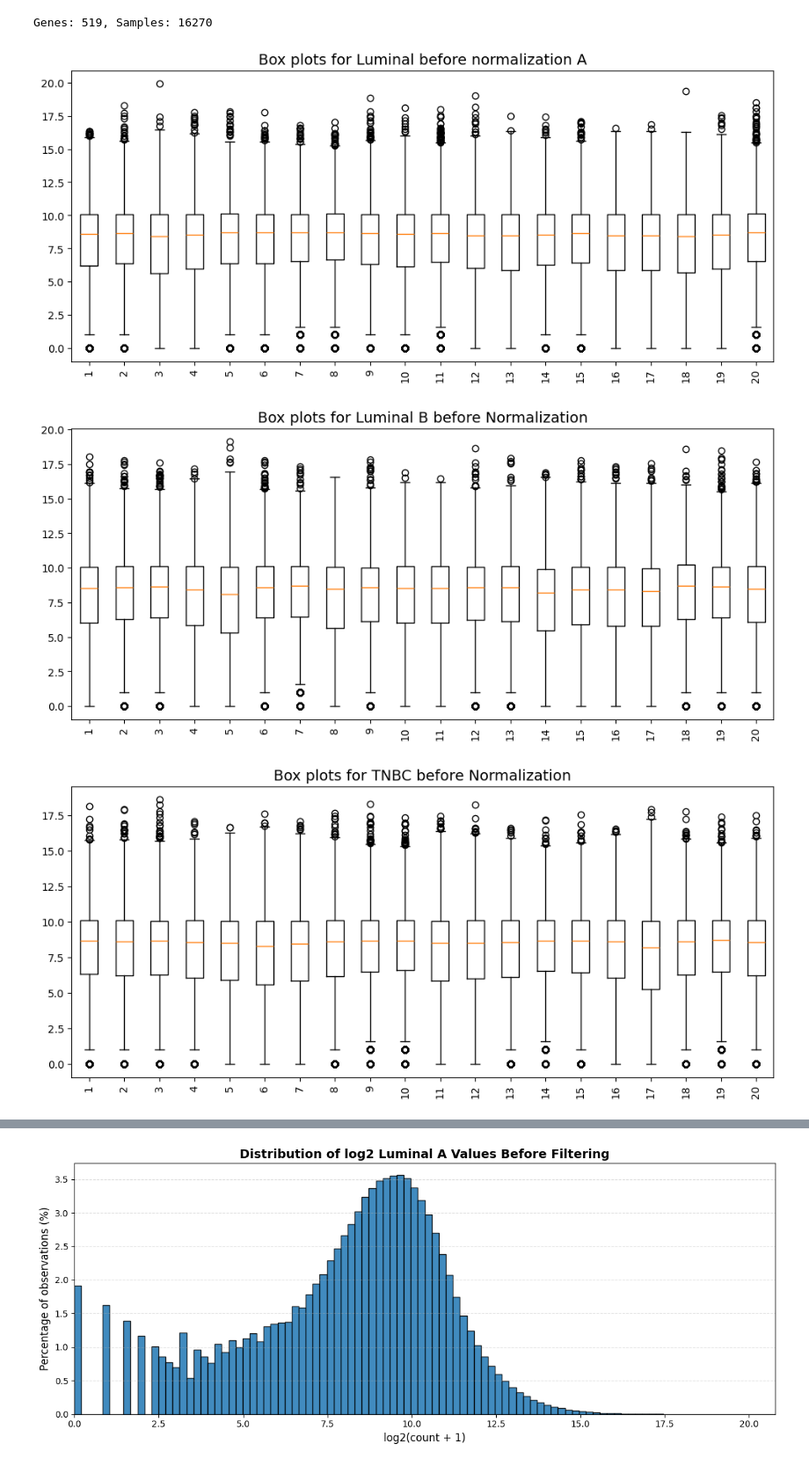
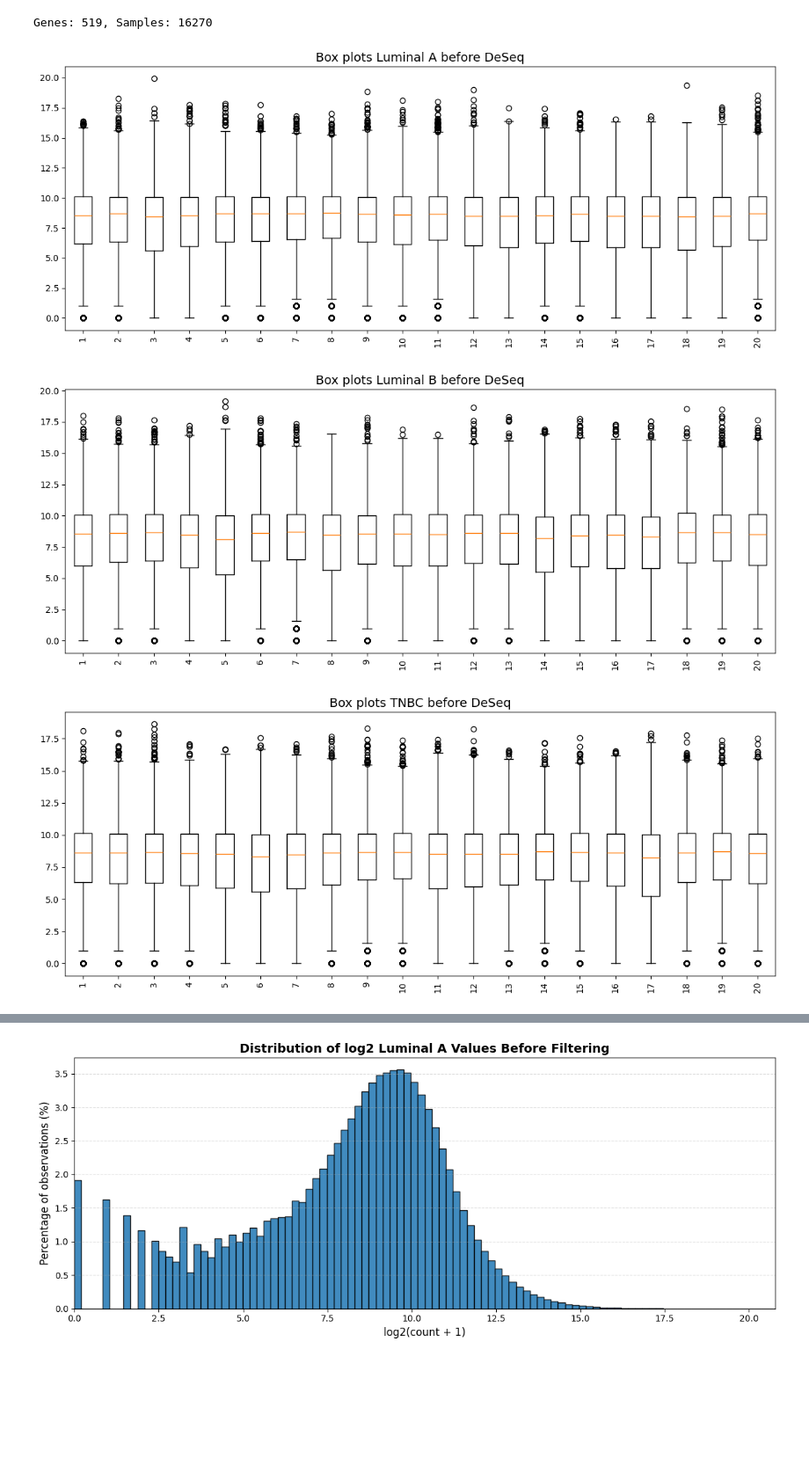
Before and after one commit to Fasmanuel2002/UPSA_Thesis_Research, a Jupyter notebook: research/notebooks/Clinical_data.ipynb, the cells around one changed output, grey strips where cells are left out. Shown at 88% size. Cells and saved outputs as stored; diff of their text form; code cells hidden in the pictures; blank space fills up the shorter version.

Commit message:
Added the plots to the the Clinical_data

```diff
--- a/research/notebooks/Clinical_data.ipynb
+++ b/research/notebooks/Clinical_data.ipynb
@@ -189,11 +192,21 @@ print(f"Genes: {zeros_reduced_df.shape[0]}, Samples: {zeros_reduced_df.shape[1]}
 # %% [output]
 Genes: 519, Samples: 16270
 # %%
-box_plot(df=zeros_reduced_df, title="Box plots for Luminal before normalization A", type_cancer="Luminal A")
-box_plot(df=zeros_reduced_df, title="Box plots for Luminal B before Normalization", type_cancer="Luminal B")
-box_plot(df=zeros_reduced_df, title="Box plots for TNBC before Normalization", type_cancer="TNBC")
-box_plot(df=zeros_reduced_df, title="Box plots for HER2-enriched before Normalization", type_cancer="HER2-enriched")
+min_range = 1
+max_range = 21
+
+box_plot(data=zeros_reduced_df, title="Box plots Luminal A before DeSeq",
+         type_cancer="Luminal A", range_min=min_range,range_max=max_range)
+
+box_plot(data=zeros_reduced_df, title="Box plots Luminal B before DeSeq",
+         type_cancer="Luminal B", range_min=min_range,range_max=max_range)
+
+box_plot(data=zeros_reduced_df, title="Box plots TNBC before DeSeq",
+         type_cancer="TNBC", range_min=min_range,range_max=max_range)
+
+box_plot(data=zeros_reduced_df, title="Box plots HER2-enriched before DeSeq",
+         type_cancer="HER2-enriched", range_min=min_range,range_max=max_range)
 # %% [output]
-[figure, old version]
+[figure, new version]
-[figure, old version]
+[figure, new version]
-[figure, old version]
+[figure, new version]
```
Also changed, not shown: parts of 11 cells of this notebook, 1 other file.
